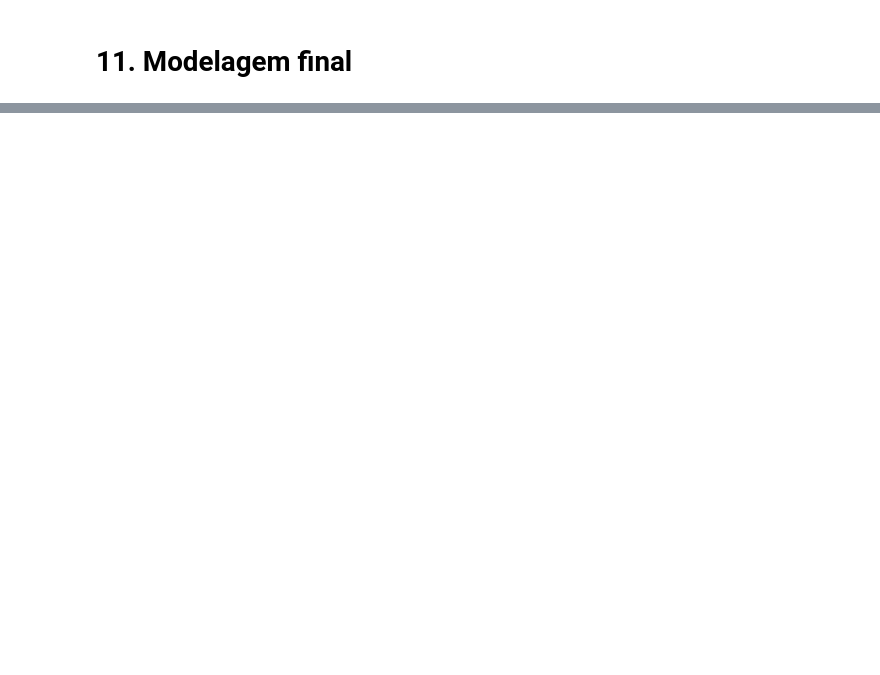
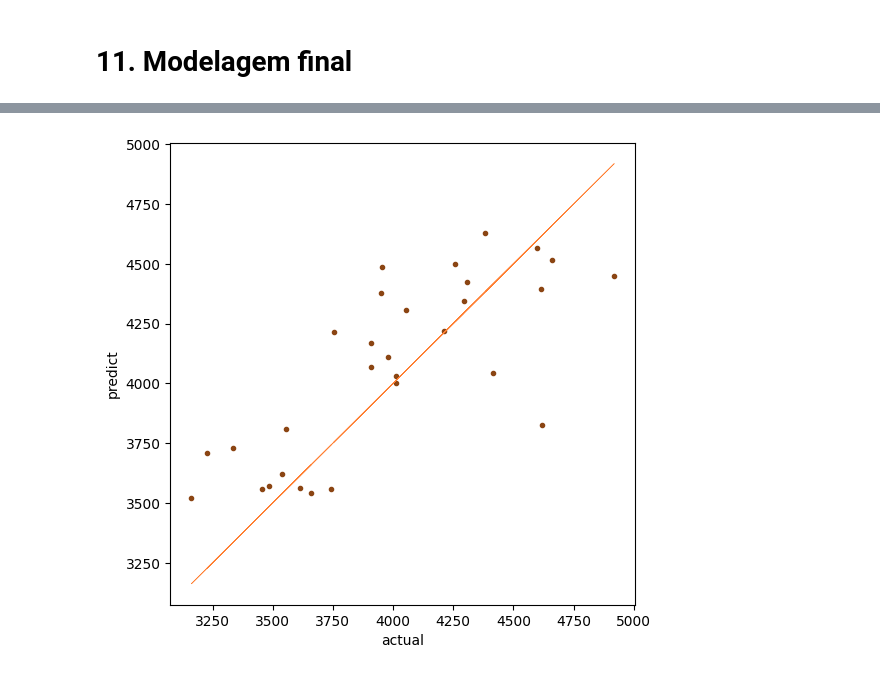
Before and after one commit to deborabmfreitas/coffee-shop-sales-prediction, a Jupyter notebook: coffee-shop-sales-prediction.ipynb, the cells around one changed output, grey strips where cells are left out. Drawn from its saved outputs; the diff is of its cells as text; code cells hidden in the pictures; blank space fills up the shorter version.

```diff
--- a/coffee-shop-sales-prediction.ipynb
+++ b/coffee-shop-sales-prediction.ipynb
@@ -903,0 +869,11 @@ Erro Quadrático Médio no teste: 345.98
+# %%
+# Gráfico de resíduos total (predito x atual)
+
+plt.figure(figsize=(6,6))
+plt.plot(test['unit_price'], test['predict'],color=c1, ls='',marker='.')
+plt.plot(test['unit_price'], test['unit_price'], ls='-', c=c4, lw=0.5) # linha diagonal
+plt.xlabel('actual')
+plt.ylabel('predict')
+plt.show()
+# %% [output]
+[figure, added]
```
Also changed, not shown: parts of 73 cells of this notebook.
